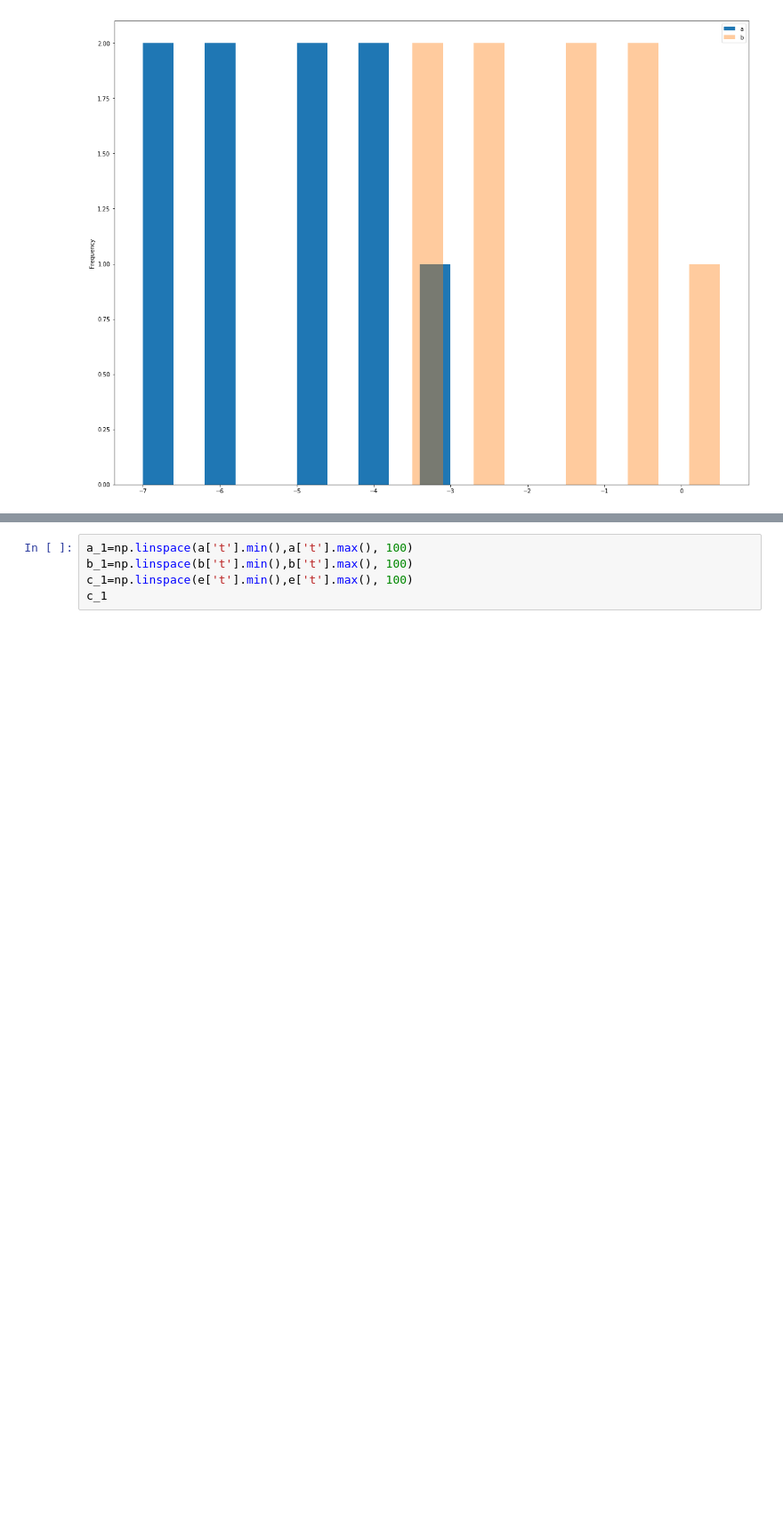
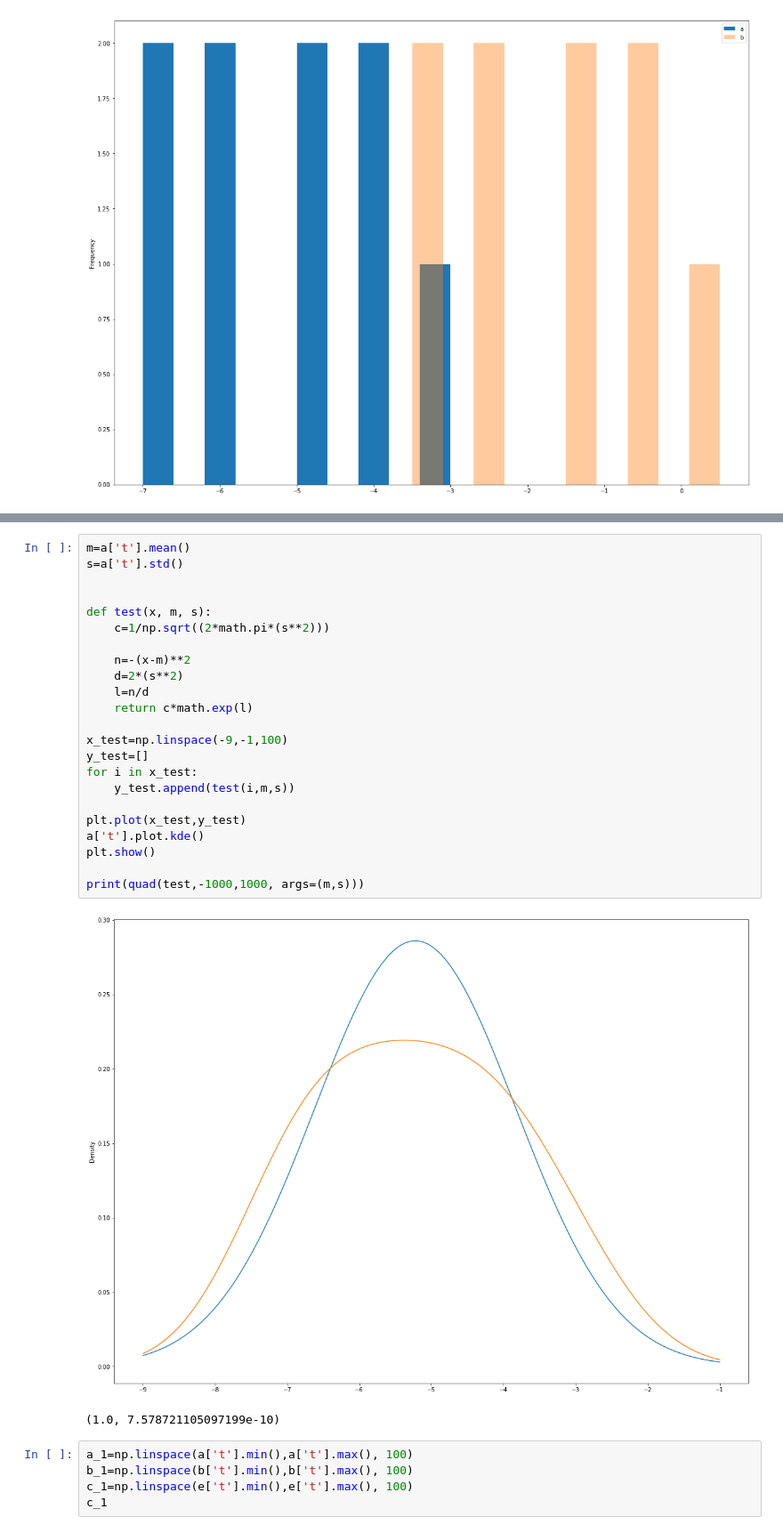
Before and after one commit to MAtthewCrow12/CrowleyDLP, a Jupyter notebook: Untitled5.ipynb, the cells around one changed output, grey strips where cells are left out. Shown at 89% size. Saved outputs shown, nothing was run; the diff lists cells and outputs as text; blank space fills up the shorter version.

```diff
--- a/Untitled5.ipynb
+++ b/Untitled5.ipynb
@@ -77,3 +79,29 @@ YAxis(180.000000,135.000000)
+# %%
+m=a['t'].mean()
+s=a['t'].std()
+
+
+def test(x, m, s):
+    c=1/np.sqrt((2*math.pi*(s**2)))
+
+    n=-(x-m)**2
+    d=2*(s**2)
+    l=n/d
+    return c*math.exp(l)
+
+x_test=np.linspace(-9,-1,100)
+y_test=[]
+for i in x_test:
+    y_test.append(test(i,m,s))
+
+plt.plot(x_test,y_test)
+a['t'].plot.kde()
+plt.show()
+
+print(quad(test,-1000,1000, args=(m,s)))
+# %% [output]
+[figure, added]
+(1.0, 7.578721105097199e-10)
 # %%
 a_1=np.linspace(a['t'].min(),a['t'].max(), 100)
 b_1=np.linspace(b['t'].min(),b['t'].max(), 100)
```
Also changed, not shown: parts of 2 cells of this notebook.
